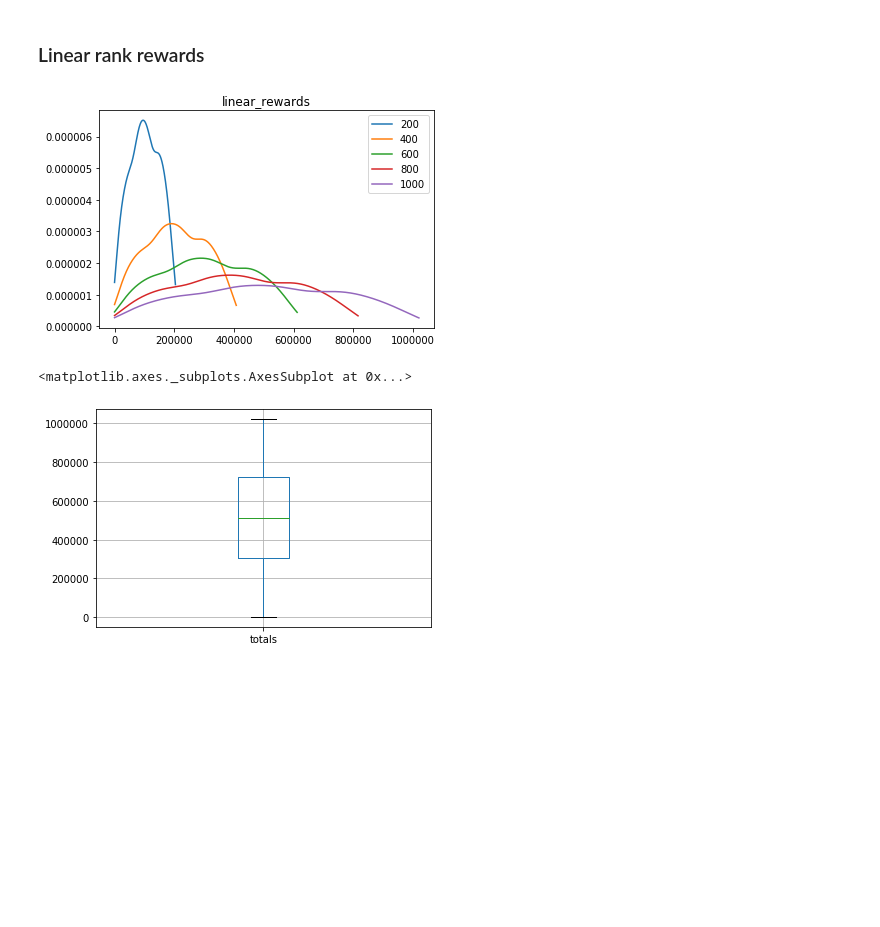
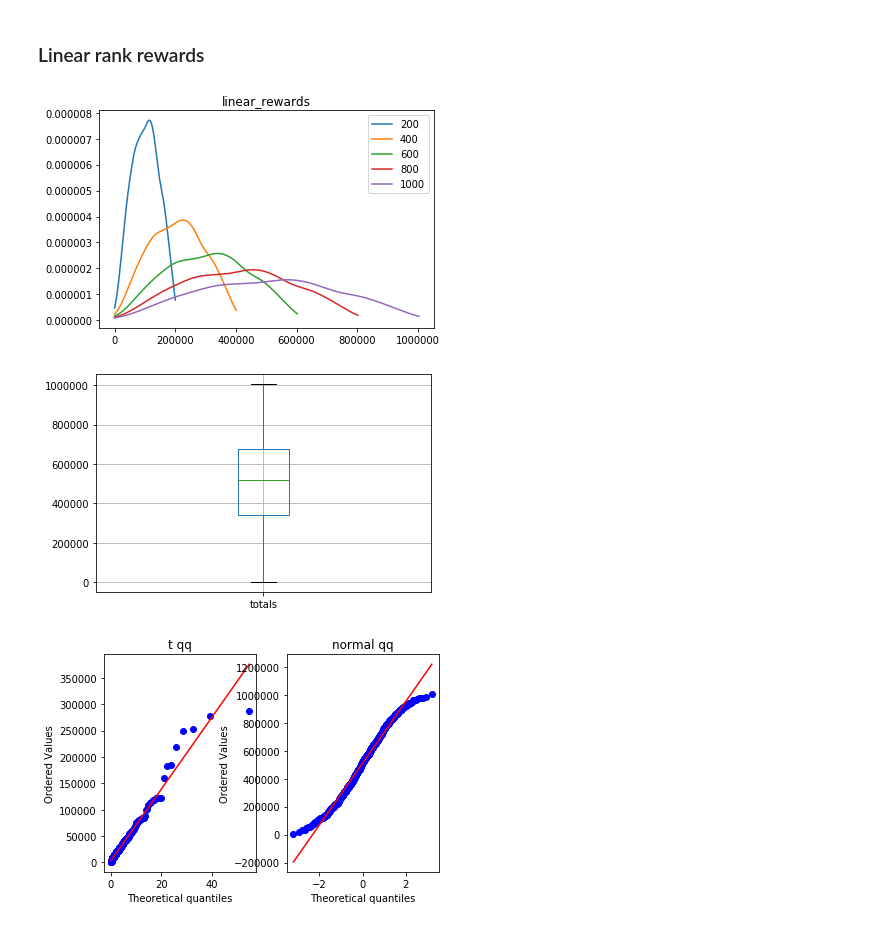
Before and after one commit to traian-d/normal_skew, a Jupyter notebook: injecting_inequality.ipynb, the cells around one changed output. Cells and saved outputs as stored; diff of their text form; code cells hidden in the pictures; blank space fills up the shorter version.

```diff
--- a/injecting_inequality.ipynb
+++ b/injecting_inequality.ipynb
@@ -98,9 +113,29 @@ seeds_sr.boxplot(column=['totals'])
 # %%
 seeds_lr = F.initialize_seeds(size=1024, mean=population_mean, st_dev=population_std)
 F.simulate(seeds_lr, 1001, individual_std,
-         F.rank_rewards, F.linear_rewards, size=1024, slope=1, intercept=0)
+         F.rank_rewards, F.linear_rewards, save=True, size=1024, slope=1, intercept=0)
 seeds_lr.boxplot(column=['totals'])
+plt.savefig('figures/lr_boxplot.png')
 # %% [output]
-[figure, old version]
+[figure, new version]
-<matplotlib.axes._subplots.AxesSubplot at 0x...>
-[figure, old version]
+[figure, new version]
+# %%
+from scipy import stats
+
+
+fig = plt.figure()
+# ax = fig.add_subplot(1, 2, 1)
+# res = stats.probplot(seeds_sr['totals'].to_numpy(), plot=plt, dist=stats.pareto(b=4))
+# ax.set_title("some title")
+
+ax2 = fig.add_subplot(1, 2, 1)
+res = stats.probplot(seeds_sr['totals'].to_numpy(), plot=plt, dist=stats.lognorm(s=1.25))
+ax2.set_title("t qq")
+
+ax3 = fig.add_subplot(1, 2, 2)
+res = stats.probplot(seeds_lr['totals'].to_numpy(), plot=plt, dist=stats.norm())
+ax3.set_title("normal qq")
+
+plt.show()
+# %% [output]
+[figure, added]
```
Also changed, not shown: parts of 8 cells of this notebook, 1 other file.
